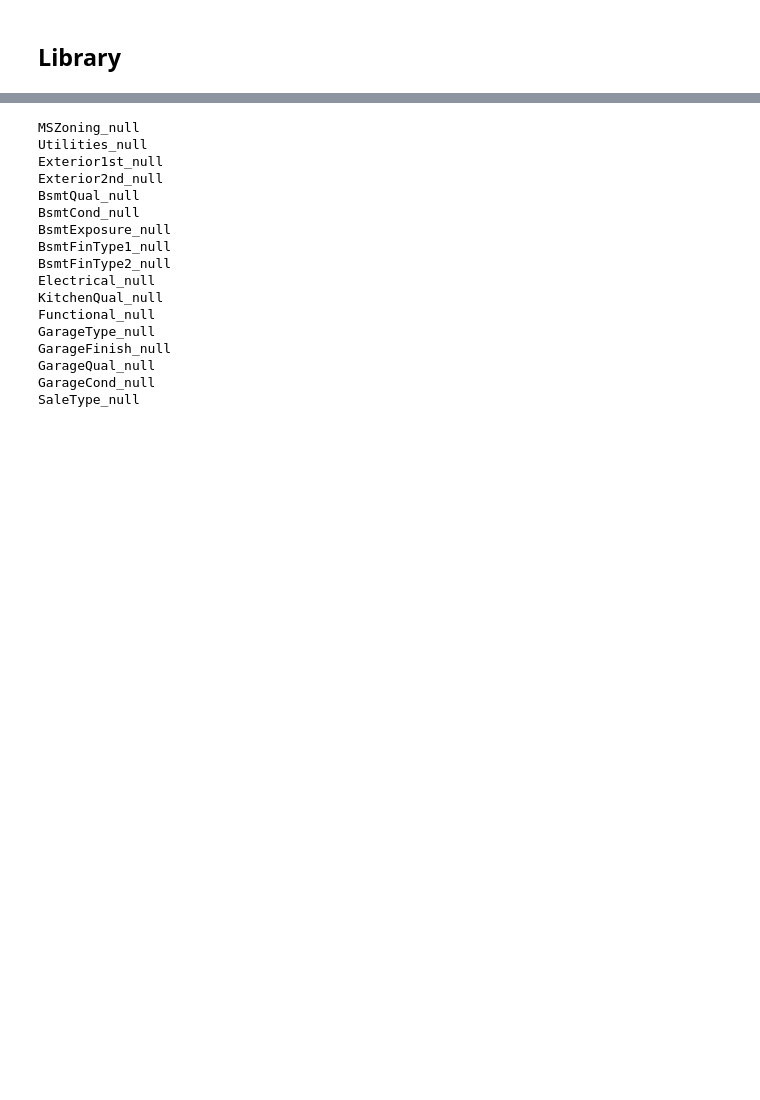
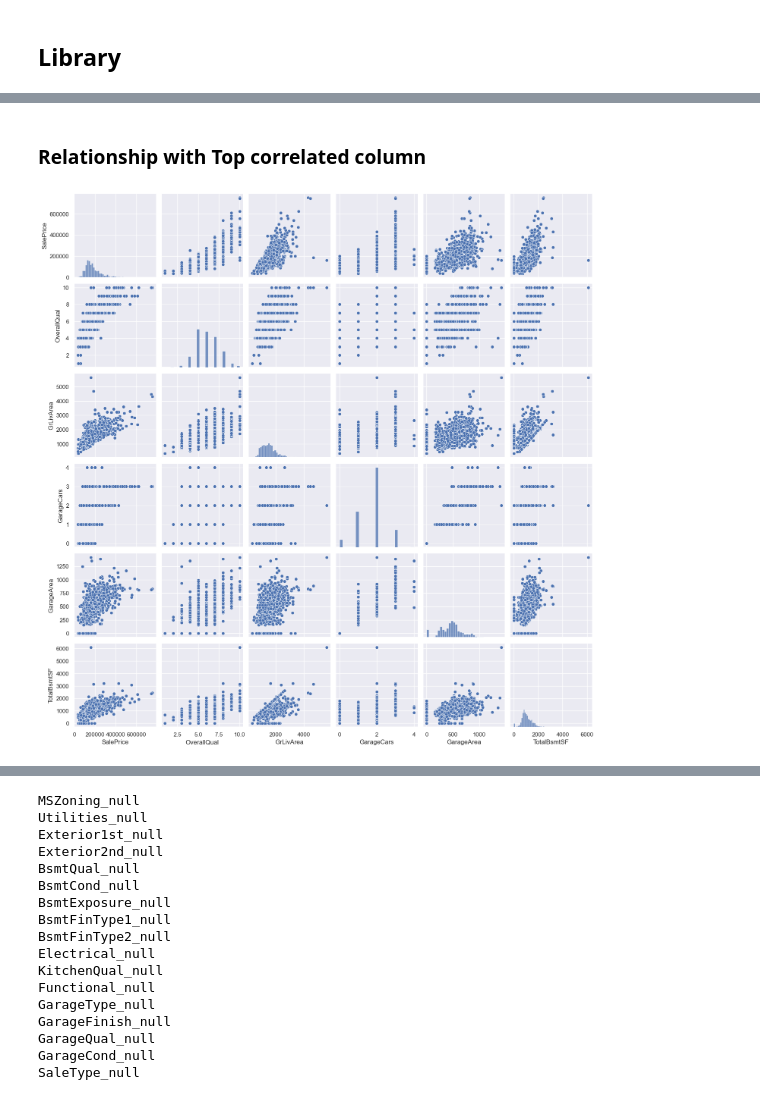
Before and after one commit to patorsiang/Kaggle-Competitions, a Jupyter notebook: house-prices-advanced-regression-techniques/main.ipynb, the cells around one changed output, grey strips where cells are left out. Saved outputs shown, nothing was run; the diff lists cells and outputs as text; code cells hidden in the pictures; blank space fills up the shorter version.

```diff
--- a/house-prices-advanced-regression-techniques/main.ipynb
+++ b/house-prices-advanced-regression-techniques/main.ipynb
@@ -77,0 +98,23 @@ df.head()
+# %%
+numeric_df = train_df.select_dtypes(include=['number'])
+corr_numeric = numeric_df.corr()['SalePrice'].sort_values(ascending=False)
+
+cat_df = train_df.select_dtypes(include=['object']).copy()
+encoded_cat_df = pd.DataFrame()
+
+# Encode each column and store in a new DataFrame
+for col in cat_df.columns:
+    encoder = LabelEncoder()
+    encoded_cat_df[col] = encoder.fit_transform(cat_df[col].astype(str))
+
+# Combine encoded categorical with SalePrice
+encoded_cat_df['SalePrice'] = train_df['SalePrice']
+
+# Correlation with SalePrice
+corr_categorical = encoded_cat_df.corr()['SalePrice'].sort_values(ascending=False)
+
+combined_corr = pd.concat([corr_numeric.drop('SalePrice'), corr_categorical.drop('SalePrice')])
+combined_corr = combined_corr.sort_values(ascending=False)
+
+print("\n🧠 Top 15 features (numeric + categorical) most positively correlated with SalePrice:")
+print(combined_corr.head(15))
@@ -77,0 +160,10 @@ df.head()
+# %% [markdown]
+### Relationship with Top correlated column
+# %%
+#scatterplot
+sns.set()
+cols = ['SalePrice'] + combined_corr.head(5).index.tolist()
+sns.pairplot(train_df[cols], size = 2.5)
+plt.show();
+# %% [output]
+[figure, added]
```
Also changed, not shown: parts of 108 cells of this notebook, 6 other files.
